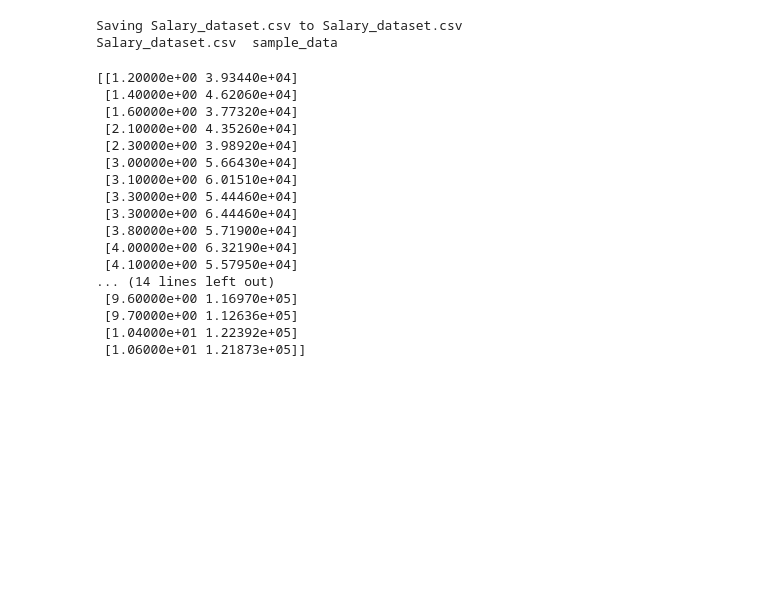
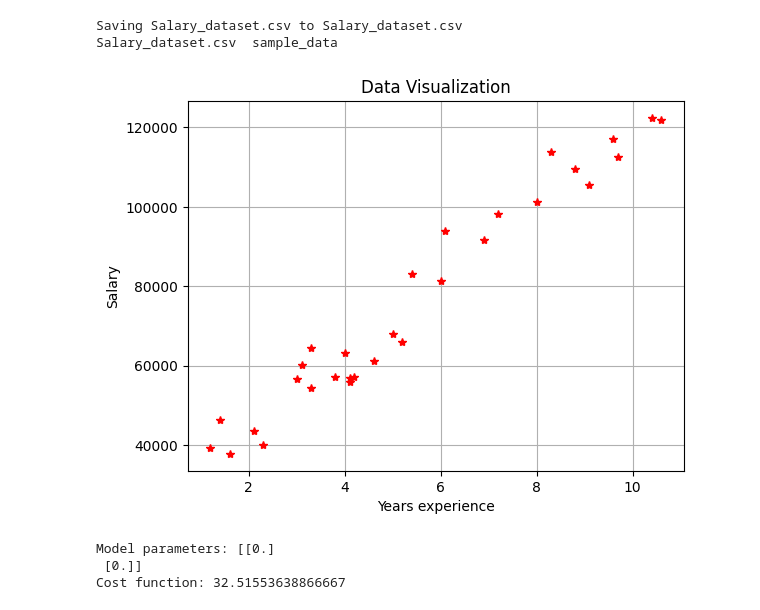
Before and after one commit to Rubiores/regression, a Jupyter notebook: Regression_one_variable.ipynb, the cells around one changed output. Cells and saved outputs as stored; diff of their text form; code cells hidden in the pictures; blank space fills up the shorter version.

```diff
--- a/Regression_one_variable.ipynb
+++ b/Regression_one_variable.ipynb
@@ -251,22 +251,35 @@ Salary_dataset.csv  sample_data
 # %%
 import numpy as np
 data = np.loadtxt('Salary_dataset.txt', delimiter='\t')
-print(data)
+#print(data)
-# %% [output]
-[[1.20000e+00 3.93440e+04]
- [1.40000e+00 4.62060e+04]
- [1.60000e+00 3.77320e+04]
- [2.10000e+00 4.35260e+04]
- [2.30000e+00 3.98920e+04]
- [3.00000e+00 5.66430e+04]
- [3.10000e+00 6.01510e+04]
- [3.30000e+00 5.44460e+04]
- [3.30000e+00 6.44460e+04]
- [3.80000e+00 5.71900e+04]
- [4.00000e+00 6.32190e+04]
- [4.10000e+00 5.57950e+04]
-... (14 lines left out)
- [9.60000e+00 1.16970e+05]
- [9.70000e+00 1.12636e+05]
- [1.04000e+01 1.22392e+05]
- [1.06000e+01 1.21873e+05]]
+# %%
+# ==================== Part 1: Plotting ====================
+# Plot data
+X = data[:, 0]  # First column
+y = data[:, 1]  # Second column
+plt.plot(X, y, '*r', label='Profit')  # Red stars for positive examples
+plt.grid(True)  # Turn on the grid
+#plt.legend()    # Add legend
+plt.xlabel('Years experience')  # Label for x-axis
+plt.ylabel('Salary')  # Label for y-axis
+plt.title('Data Visualization')  # Add a title
+plt.show()
+# %% [output]
+[figure, added]
+# %%
+m = data.shape[0]
+y = data[:, [1]]
+X = data[:, [0]]  # Then, create a matrix by adding a column of ones to the vecto X
+
+k = 1e4
+y_scaled = y / k
+
+X = np.hstack([np.ones((m, 1)), X])  # (m x 2)
+
+theta = np.zeros((2, 1)) # Look that theta is a vector 2x1
+print(f"Model parameters: {theta}")
+print(f"Cost function: {cost_function(theta, X, y_scaled)}")
+# %% [output]
+Model parameters: [[0.]
+ [0.]]
+Cost function: 32.51553638866667
```
Also changed, not shown: parts of 3 cells of this notebook.
